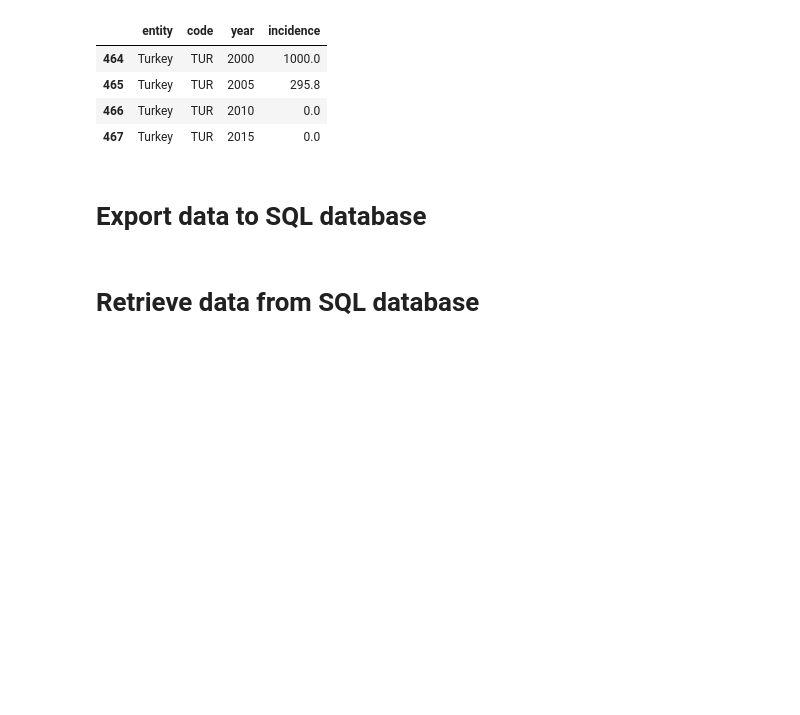
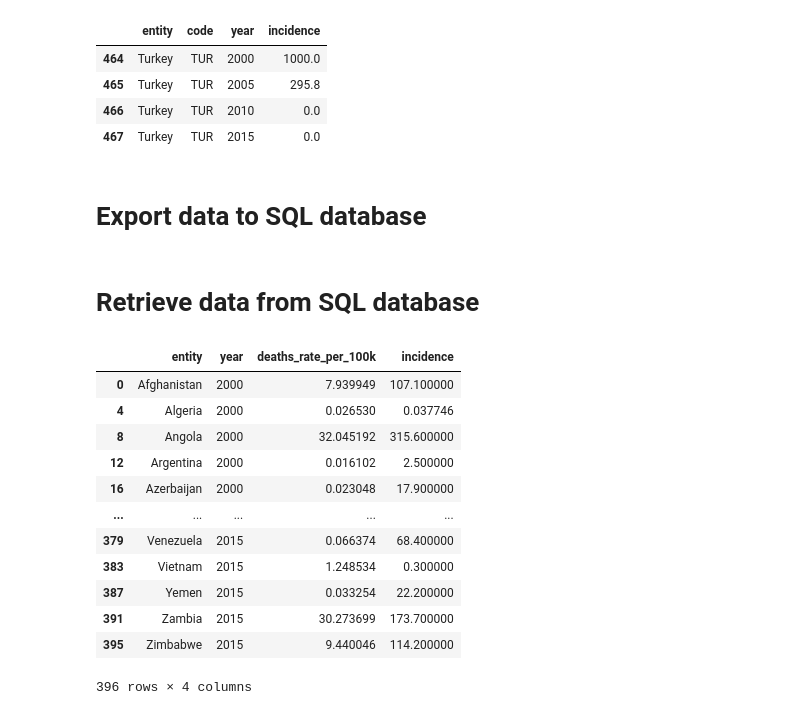
Before and after one commit to simonchuth/sgh_assessment, a Jupyter notebook: malaria_notebook.ipynb, the cells around one changed output. Saved outputs shown, nothing was run; the diff lists cells and outputs as text; code cells hidden in the pictures; blank space fills up the shorter version.

```diff
--- a/malaria_notebook.ipynb
+++ b/malaria_notebook.ipynb
@@ -259,9 +263,19 @@ def check_sql(sql):
         raise ValueError('SQL query must at least contain "FROM"')
 
 
-def sql_to_pandas(sql, db_path='malaria.db'):
+def sql_to_pandas(sql, db_path='malaria.db', sort_order=['year', 'code', 'entity']):
     check_sql(sql)
 
-    with sqlite3.connect(db_path) as sqlite3_con:
-        result_df = pd.read_sql(sql, con=sqlite3_con)
+    sqlite3_con = sqlite3.connect(db_path)
+
+    result_df = pd.read_sql(sql, con=sqlite3_con)
+
+    sqlite3_con.close()
+
+    for col in sort_order:
+        if col not in result_df.columns:
+            sort_order.remove(col)
+
+    result_df.sort_values(by=sort_order, inplace=True)
+
     return result_df
@@ -269,0 +282,24 @@ result_df = sql_to_pandas('SELECT * FROM malaria_deaths')
+# %%
+result_df_1 = sql_to_pandas('SELECT malaria_deaths.entity, malaria_deaths.year, malaria_deaths.deaths_rate_per_100k, malaria_inc.incidence \
+                           FROM malaria_deaths \
+                           INNER JOIN malaria_inc \
+                           ON malaria_deaths.entity = malaria_inc.entity \
+                           AND malaria_deaths.year = malaria_inc.year \
+                           WHERE \
+                           malaria_deaths.code IS NOT NULL \
+                           AND malaria_deaths.entity!="World"')
+result_df_1
+# %% [output]
+|  | entity | year | deaths_rate_per_100k | incidence |
+| 0 | Afghanistan | 2000 | 7.939949 | 107.100000 |
+| 4 | Algeria | 2000 | 0.026530 | 0.037746 |
+| 8 | Angola | 2000 | 32.045192 | 315.600000 |
+| 12 | Argentina | 2000 | 0.016102 | 2.500000 |
+| 16 | Azerbaijan | 2000 | 0.023048 | 17.900000 |
+| ... | ... | ... | ... | ... |
+| 379 | Venezuela | 2015 | 0.066374 | 68.400000 |
+| 383 | Vietnam | 2015 | 1.248534 | 0.300000 |
+| 387 | Yemen | 2015 | 0.033254 | 22.200000 |
+| 391 | Zambia | 2015 | 30.273699 | 173.700000 |
+| 395 | Zimbabwe | 2015 | 9.440046 | 114.200000 |
+396 rows × 4 columns
```
Also changed, not shown: parts of 13 cells of this notebook.
